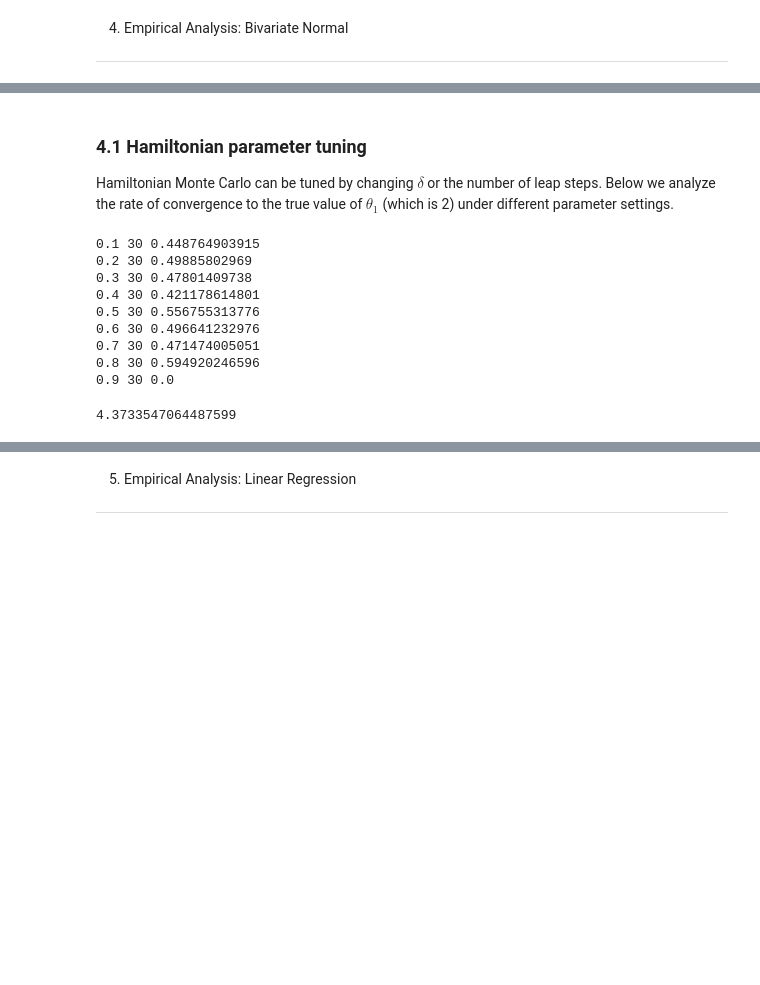
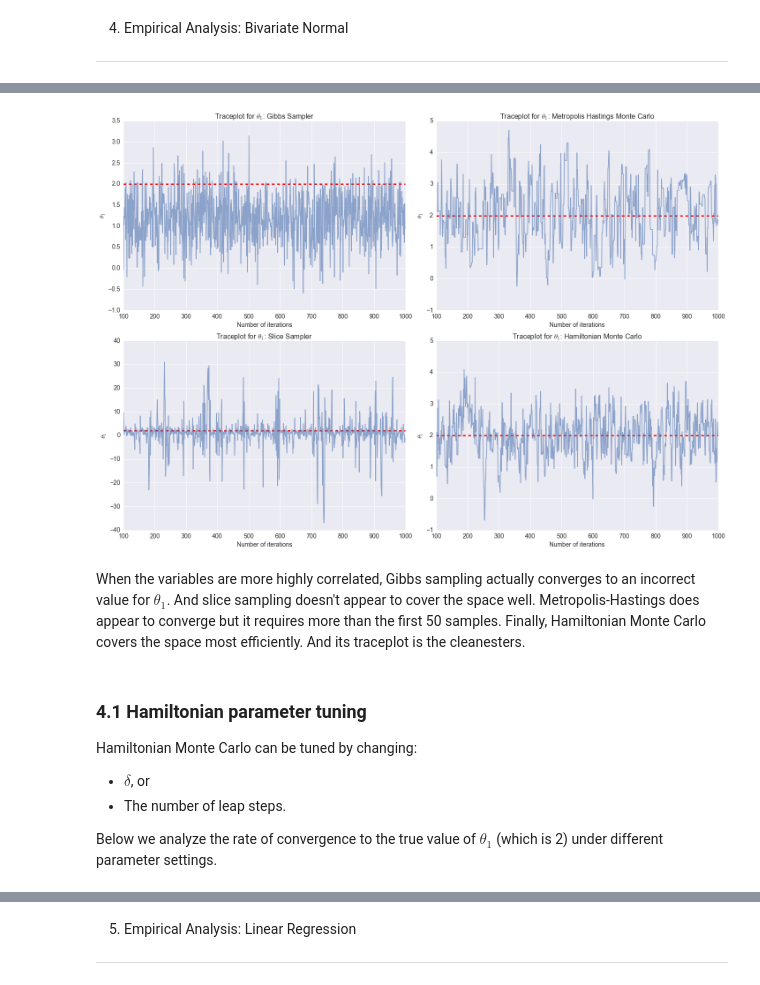
Before and after one commit to ilanman/STA663, a Jupyter notebook: Hamiltonian_Monte_Carlo.ipynb, the cells around one changed output, grey strips where cells are left out. Drawn from its saved outputs; the diff is of its cells as text; code cells hidden in the pictures; blank space fills up the shorter version.

```diff
--- a/Hamiltonian_Monte_Carlo.ipynb
+++ b/Hamiltonian_Monte_Carlo.ipynb
@@ -598,4 +654,50 @@ The traceplots above show the convergence to one of the parameters, $\theta_1$.
+# %%
+"""
+TRACE PLOTS
+"""
+fig, axes = plt.subplots(nrows=2, ncols=2, figsize=(20,14))
+
+axes[0][0].plot(range(100,N),x_GIBBS[100:,0],alpha=0.6)
+axes[0][0].hlines(2,100,1000,color='red',linewidth=3,linestyle='--')
+axes[0][0].set_title("Traceplot for " r"$\theta_1$: Gibbs Sampler",size=16)
+axes[0][0].tick_params(axis='both', which='major', labelsize=14)
+axes[0][0].set_ylabel(r"$\theta_1$",size=14)
+axes[0][0].set_xlabel("Number of iterations",size=14)
+
+axes[0][1].plot(range(100,N),x_MHMC[100:,0],alpha=0.6)
+axes[0][1].hlines(2,100,1000,color='red',linewidth=3,linestyle='--')
+axes[0][1].set_title("Traceplot for " r"$\theta_1$: Metropolis Hastings Monte Carlo",size=16)
+axes[0][1].tick_params(axis='both', which='major', labelsize=14)
+axes[0][1].set_ylabel(r"$\theta_1$",size=14)
+axes[0][1].set_xlabel("Number of iterations",size=14)
+
+axes[1][0].plot(range(100,N),x_SLICE[100:,0],alpha=0.6)
+axes[1][0].hlines(2,100,1000,color='red',linewidth=3,linestyle='--')
+axes[1][0].set_title("Traceplot for " r"$\theta_1$: Slice Sampler",size=16)
+axes[1][0].tick_params(axis='both', which='major', labelsize=14)
+axes[1][0].set_ylabel(r"$\theta_1$",size=14)
+axes[1][0].set_xlabel("Number of iterations",size=14)
+
+axes[1][1].plot(range(100,N),x_HMC[100:,0],alpha=0.6)
+axes[1][1].hlines(2,100,1000,color='red',linewidth=3,linestyle='--')
+axes[1][1].set_title("Traceplot for " r"$\theta_1$: Hamiltonian Monte Carlo",size=16)
+axes[1][1].tick_params(axis='both', which='major', labelsize=14)
+axes[1][1].set_ylabel(r"$\theta_1$",size=14)
+axes[1][1].set_xlabel("Number of iterations",size=14)
+fig.tight_layout()
+
+pass
+# %% [output]
+[figure, added]
+# %% [markdown]
+When the variables are more highly correlated, Gibbs sampling actually converges to an incorrect value for $\theta_1$. And slice sampling doesn't appear to cover the space well. Metropolis-Hastings does appear to converge but it requires more than the first 50 samples. Finally, Hamiltonian Monte Carlo covers the space most efficiently. And its traceplot is the cleanesters.
 # %% [markdown]
 <h3>4.1 Hamiltonian parameter tuning</h3><a id="params"></a>
 
-Hamiltonian Monte Carlo can be tuned by changing $\delta$ or the number of leap steps. Below we analyze the rate of convergence to the true value of $\theta_1$ (which is 2) under different parameter settings.
+Hamiltonian Monte Carlo can be tuned by changing:
+<ul>
+<li>$\delta$,  or
+<li>The number of leap steps.
+</ul>
+
+Below we analyze the rate of convergence to the true value of $\theta_1$ (which is 2) under different parameter settings.
@@ -605,18 +703,0 @@ leaps = np.arange(5,35,10)
-# %%
-leap = 30
-for delta in deltas:
-    print delta, leap, np.mean((0-hamiltonian_monte_carlo(N, leap, delta, Covariance)[:,0])**2)
-# %% [output]
-0.1 30 0.448764903915
-0.2 30 0.49885802969
-0.3 30 0.47801409738
-0.4 30 0.421178614801
-0.5 30 0.556755313776
-0.6 30 0.496641232976
-0.7 30 0.471474005051
-0.8 30 0.594920246596
-0.9 30 0.0
-# %%
-np.mean((2-x_HMC[:,0])**2)
-# %% [output]
-4.3733547064487599
```
Also changed, not shown: parts of 26 cells of this notebook.
